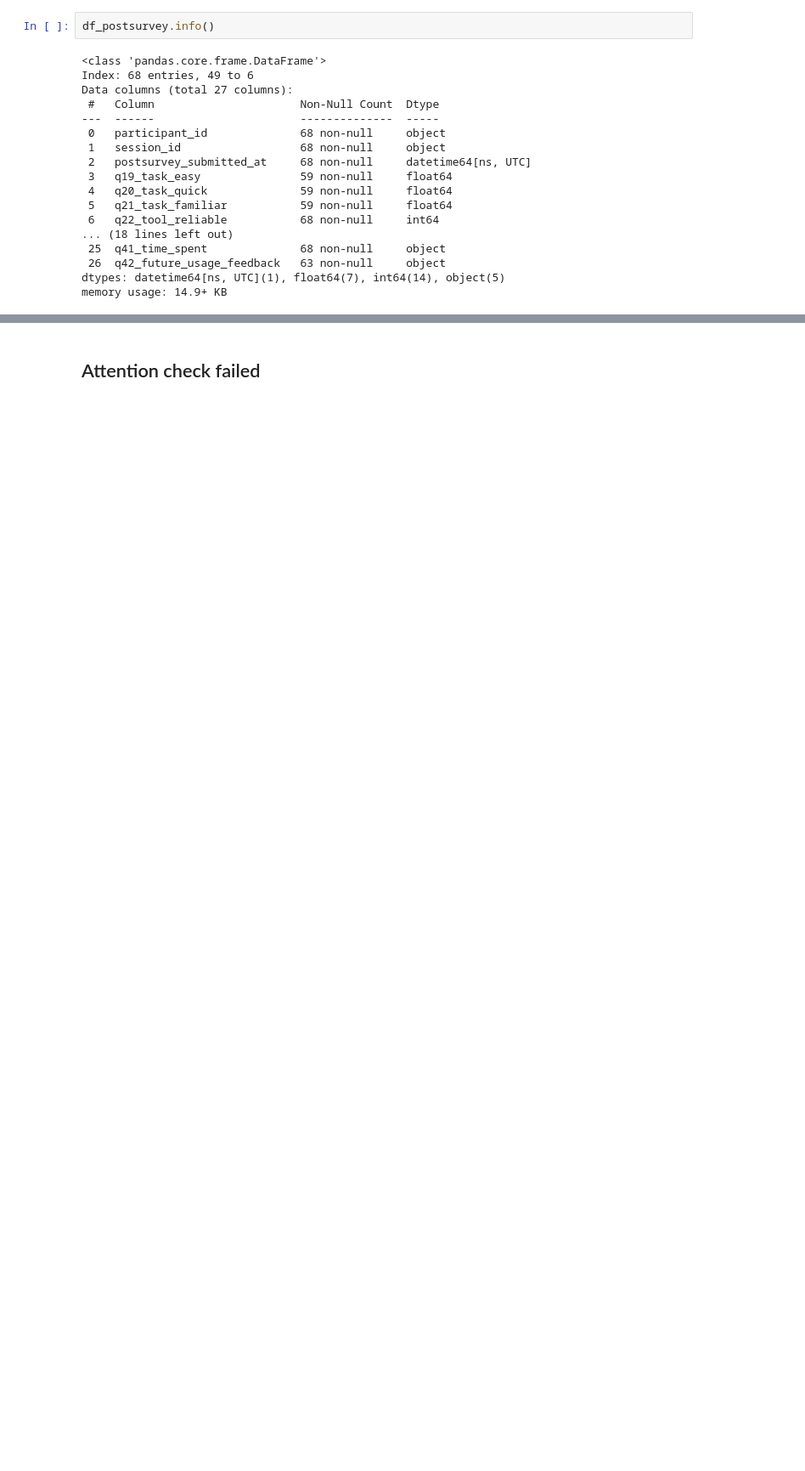
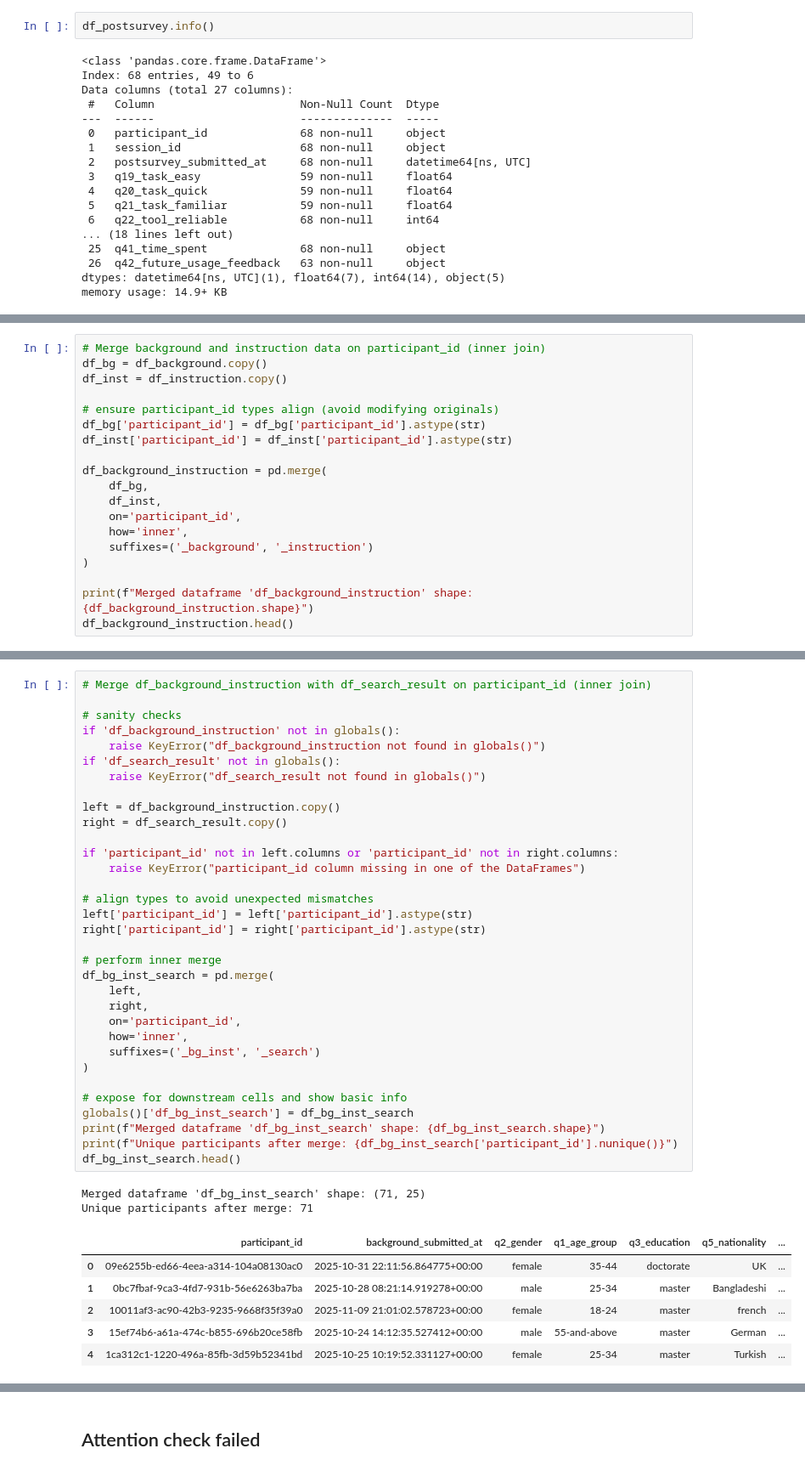
Before and after one commit to kaki1995/Advanced-Project-Study-TUM-GG-Istanbul, a Jupyter notebook: google_data_processing.ipynb, the cells around one changed output, grey strips where cells are left out. Shown at 85% size. Saved outputs shown, nothing was run; the diff lists cells and outputs as text; blank space fills up the shorter version.

```diff
--- a/google_data_processing.ipynb
+++ b/google_data_processing.ipynb
@@ -1026,0 +901,19 @@ Saved CSV: exports\df_surveys_with_timing_merged_inner.csv (rows=140, cols=56)
+# %%
+# Merge background and instruction data on participant_id (inner join)
+df_bg = df_background.copy()
+df_inst = df_instruction.copy()
+
+# ensure participant_id types align (avoid modifying originals)
+df_bg['participant_id'] = df_bg['participant_id'].astype(str)
+df_inst['participant_id'] = df_inst['participant_id'].astype(str)
+
+df_background_instruction = pd.merge(
+    df_bg,
+    df_inst,
+    on='participant_id',
+    how='inner',
+    suffixes=('_background', '_instruction')
+)
+
+print(f"Merged dataframe 'df_background_instruction' shape: {df_background_instruction.shape}")
+df_background_instruction.head()
@@ -1026,0 +928,42 @@ Saved CSV: exports\df_surveys_with_timing_merged_inner.csv (rows=140, cols=56)
+# %%
+# Merge df_background_instruction with df_search_result on participant_id (inner join)
+
+# sanity checks
+if 'df_background_instruction' not in globals():
+    raise KeyError("df_background_instruction not found in globals()")
+if 'df_search_result' not in globals():
+    raise KeyError("df_search_result not found in globals()")
+
+left = df_background_instruction.copy()
+right = df_search_result.copy()
+
+if 'participant_id' not in left.columns or 'participant_id' not in right.columns:
+    raise KeyError("participant_id column missing in one of the DataFrames")
+
+# align types to avoid unexpected mismatches
+left['participant_id'] = left['participant_id'].astype(str)
+right['participant_id'] = right['participant_id'].astype(str)
+
+# perform inner merge
+df_bg_inst_search = pd.merge(
+    left,
+    right,
+    on='participant_id',
+    how='inner',
+    suffixes=('_bg_inst', '_search')
+)
+
+# expose for downstream cells and show basic info
+globals()['df_bg_inst_search'] = df_bg_inst_search
+print(f"Merged dataframe 'df_bg_inst_search' shape: {df_bg_inst_search.shape}")
+print(f"Unique participants after merge: {df_bg_inst_search['participant_id'].nunique()}")
+df_bg_inst_search.head()
+# %% [output]
+Merged dataframe 'df_bg_inst_search' shape: (71, 25)
+Unique participants after merge: 71
+|  | participant_id | background_submitted_at | q2_gender | q1_age_group | q3_education | q5_nationality | ... |
+| 0 | 09e6255b-ed66-4eea-a314-104a08130ac0 | 2025-10-31 22:11:56.864775+00:00 | female | 35-44 | doctorate | UK | ... |
+| 1 | 0bc7fbaf-9ca3-4fd7-931b-56e6263ba7ba | 2025-10-28 08:21:14.919278+00:00 | male | 25-34 | master | Bangladeshi | ... |
+| 2 | 10011af3-ac90-42b3-9235-9668f35f39a0 | 2025-11-09 21:01:02.578723+00:00 | female | 18-24 | master | french | ... |
+| 3 | 15ef74b6-a61a-474c-b855-696b20ce58fb | 2025-10-24 14:12:35.527412+00:00 | male | 55-and-above | master | German | ... |
+| 4 | 1ca312c1-1220-496a-85fb-3d59b52341bd | 2025-10-25 10:19:52.331127+00:00 | female | 25-34 | master | Turkish | ... |
```
Also changed, not shown: parts of 8 cells of this notebook, 2 other files.
